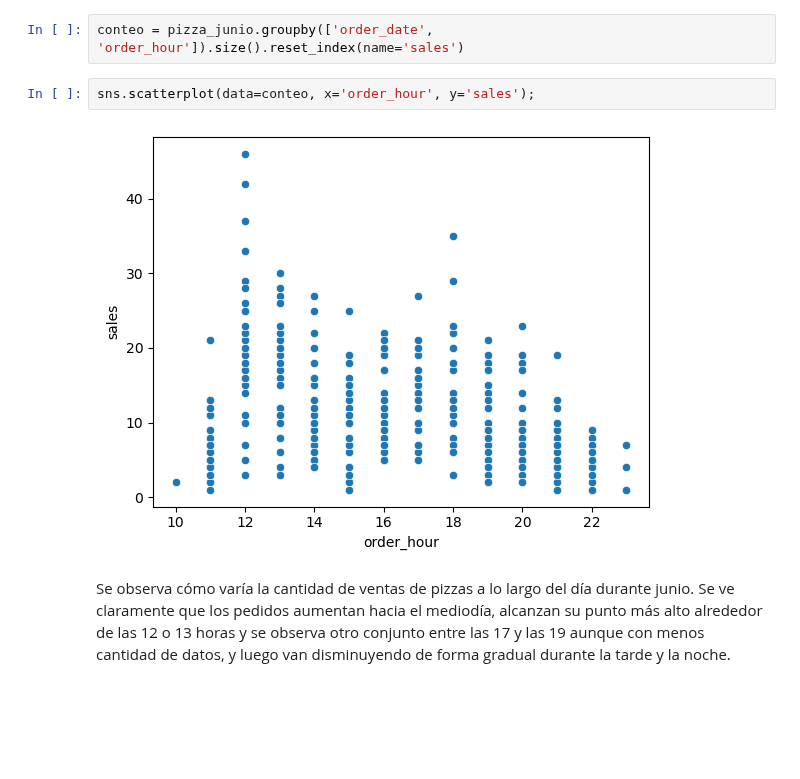
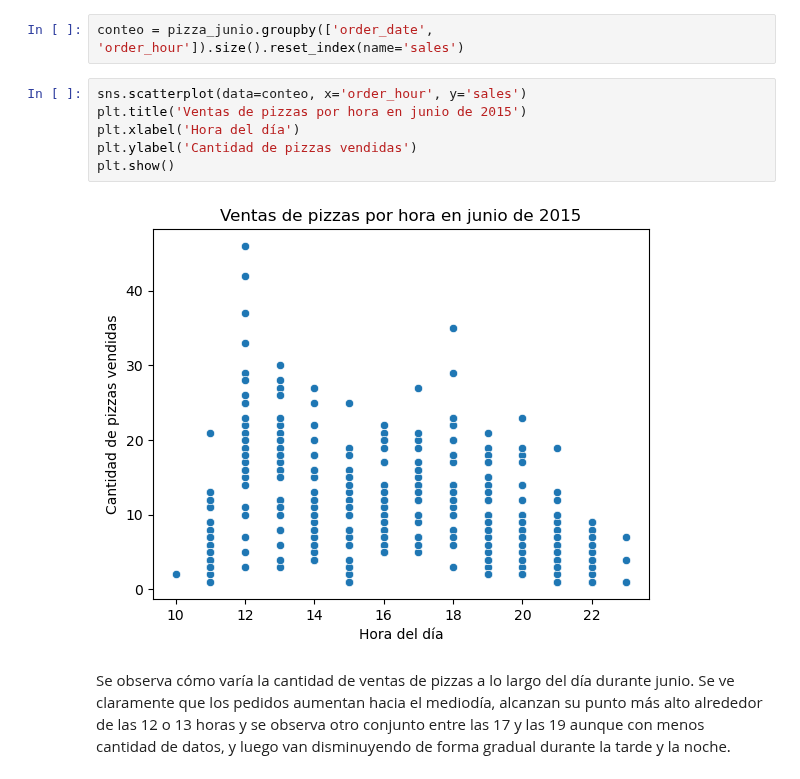
Before and after one commit to nazarenomm/Grupo4-TPI-EeI2, a Jupyter notebook: Parte2/parte_1.ipynb, the cells around one changed output. Drawn from its saved outputs; the diff is of its cells as text; blank space fills up the shorter version.

```diff
--- a/Parte2/parte_1.ipynb
+++ b/Parte2/parte_1.ipynb
@@ -41,9 +41,13 @@ Construimos la tabla de ventas por hora.
 # %%
 conteo = pizza_junio.groupby(['order_date', 'order_hour']).size().reset_index(name='sales')
 # %%
-sns.scatterplot(data=conteo, x='order_hour', y='sales');
+sns.scatterplot(data=conteo, x='order_hour', y='sales')
+plt.title('Ventas de pizzas por hora en junio de 2015')
+plt.xlabel('Hora del día')
+plt.ylabel('Cantidad de pizzas vendidas')
+plt.show()
 # %% [output]
-[figure, old version]
+[figure, new version]
 # %% [markdown]
 Se observa cómo varía la cantidad de ventas de pizzas a lo largo del día durante junio. Se ve claramente que los pedidos aumentan hacia el mediodía, alcanzan su punto más alto alrededor de las 12 o 13 horas y se observa otro conjunto entre las 17 y las 19 aunque con menos cantidad de datos, y luego van disminuyendo de forma gradual durante la tarde y la noche.
 # %%
```
Also changed, not shown: parts of 11 cells of this notebook.
